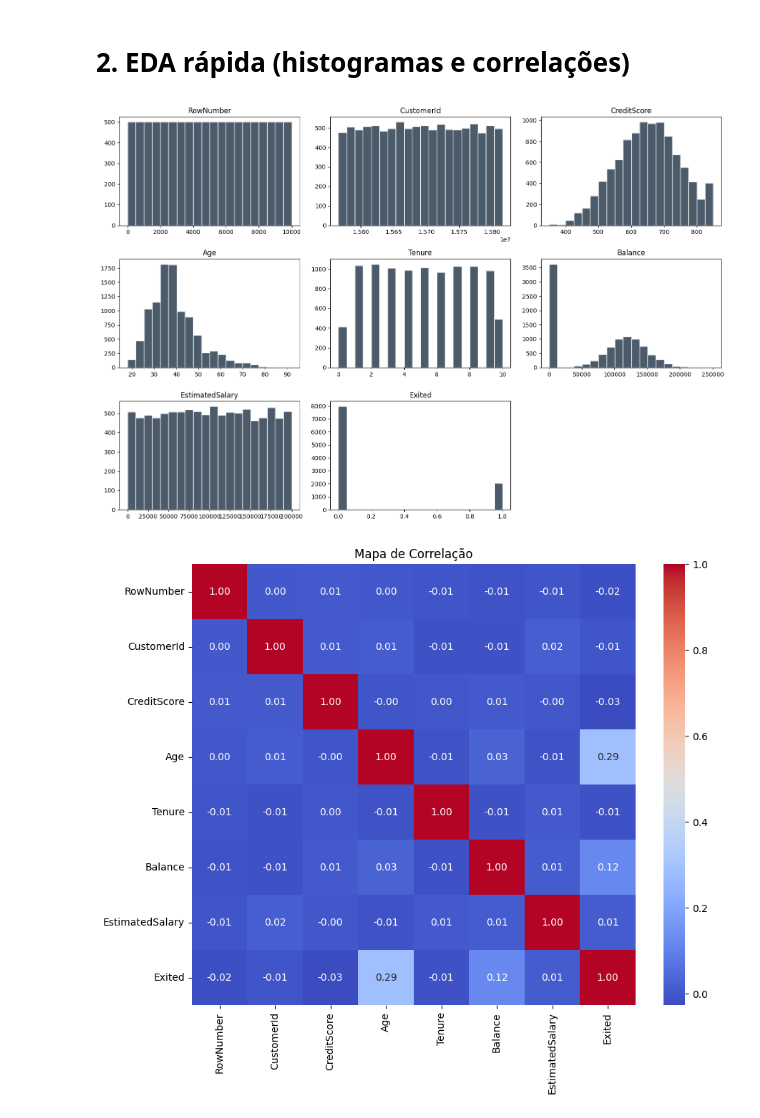
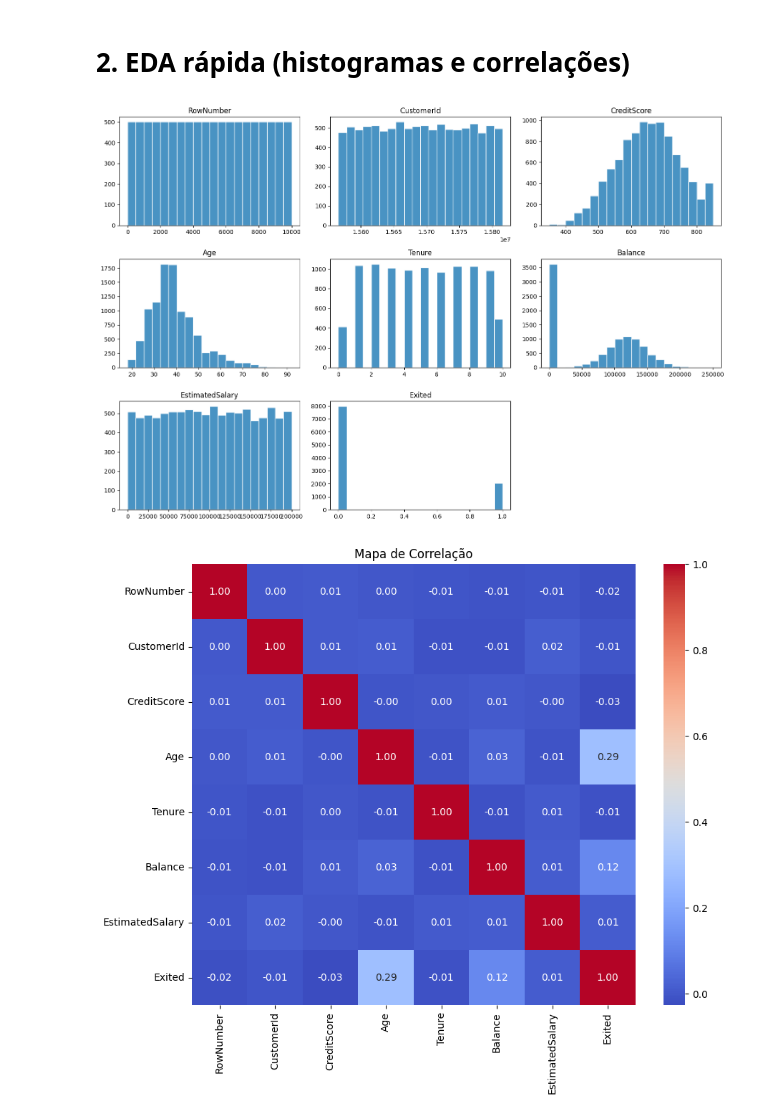
Before and after one commit to mauricioliveir/churn-api, a Jupyter notebook: notebooks/Churn_Hackathon.ipynb, the cells around one changed output. Cells and saved outputs as stored; diff of their text form; code cells hidden in the pictures.

```diff
--- a/notebooks/Churn_Hackathon.ipynb
+++ b/notebooks/Churn_Hackathon.ipynb
@@ -99,19 +79,19 @@ Name: proportion, dtype: float64
 # %%
 # Histograma das variáveis numéricas
 axes = df.hist(
     bins=20,
     figsize=(15, 10),
-    color='#2C3E50',
+    color='#2980B9',
     edgecolor='white',
     alpha=0.85
 )
 for ax in axes.flatten():
     ax.grid(False)
 
 plt.tight_layout()
 plt.show()
 # %% [output]
-[figure, old version]
+[figure, new version]
 # %%
 # Heatmap de correlação
 numeric_df = df.select_dtypes(include=[np.number])
```
Also changed, not shown: parts of 5 cells of this notebook, 5 other files.
